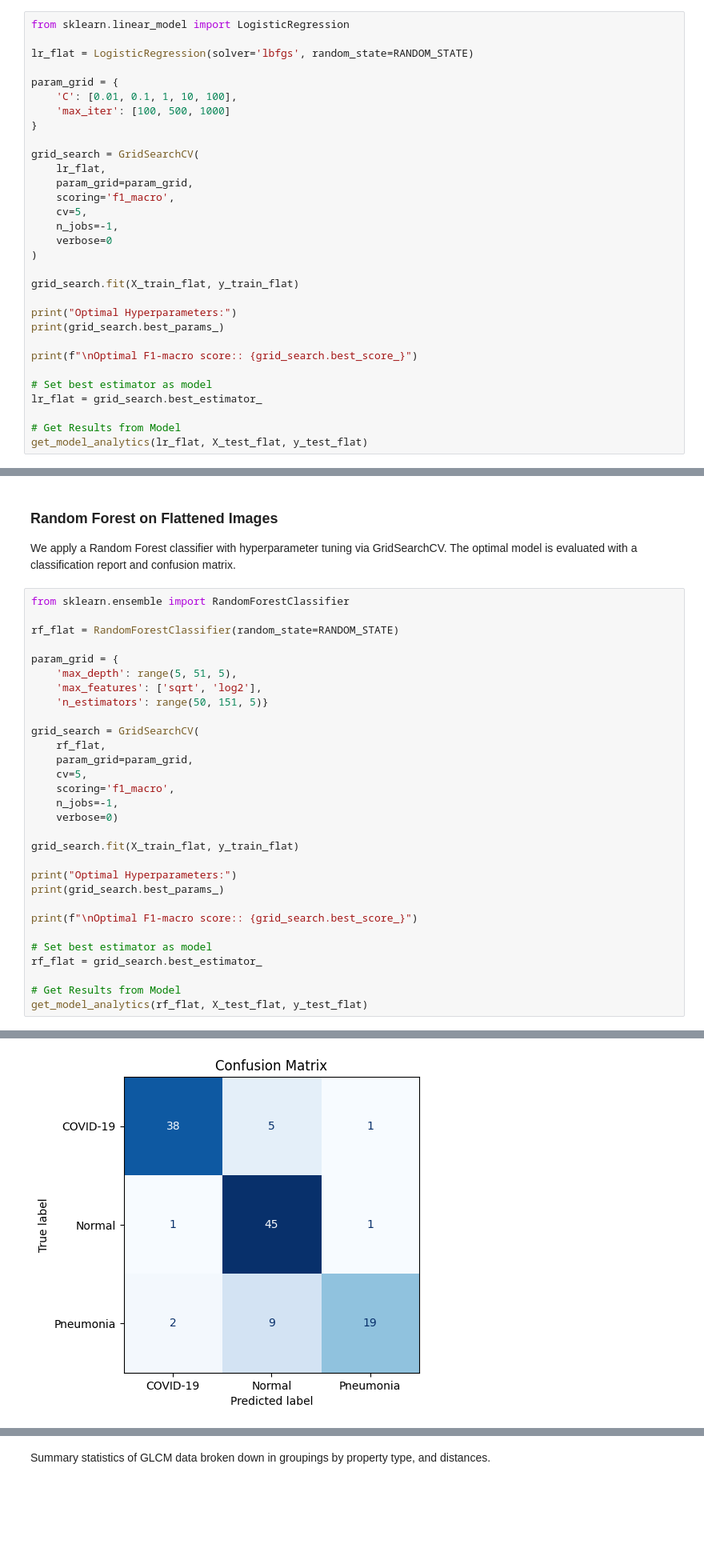
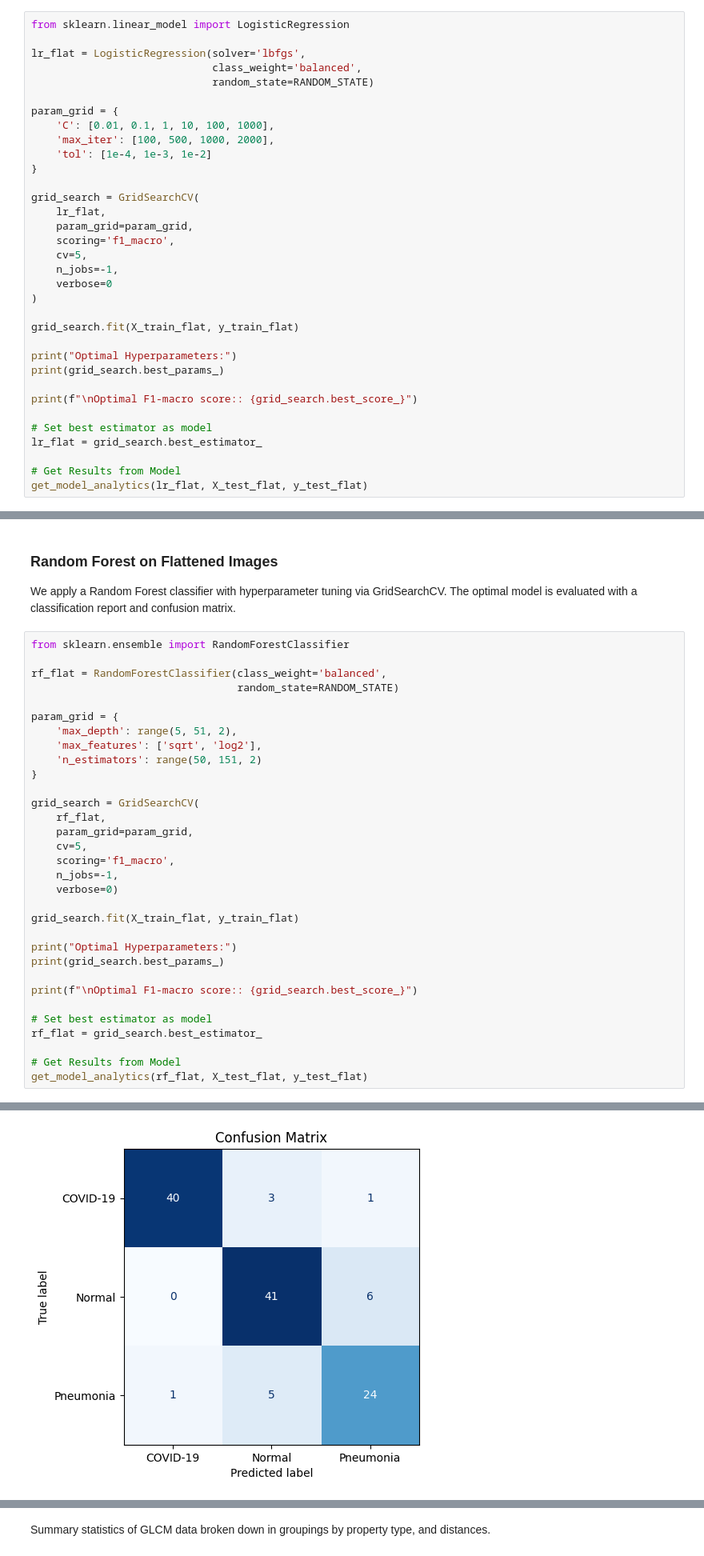
Before and after one commit to bdog18/ChestXRayClassifier, a Jupyter notebook: main.ipynb, the cells around one changed output, grey strips where cells are left out. Shown at 80% size. Cells and saved outputs as stored; diff of their text form; blank space fills up the shorter version.

```diff
--- a/main.ipynb
+++ b/main.ipynb
@@ -410,11 +542,14 @@ We apply Logistic with hyperparameter tuning via GridSearchCV. The optimal model
 # %%
 from sklearn.linear_model import LogisticRegression
 
-lr_flat = LogisticRegression(solver='lbfgs', random_state=RANDOM_STATE)
+lr_flat = LogisticRegression(solver='lbfgs',
+                             class_weight='balanced',
+                             random_state=RANDOM_STATE)
 
 param_grid = {
-    'C': [0.01, 0.1, 1, 10, 100],
-    'max_iter': [100, 500, 1000]
+    'C': [0.01, 0.1, 1, 10, 100, 1000],
+    'max_iter': [100, 500, 1000, 2000],
+    'tol': [1e-4, 1e-3, 1e-2]
 }
 
 grid_search = GridSearchCV(
@@ -463,12 +598,14 @@ We apply a Random Forest classifier with hyperparameter tuning via GridSearchCV.
 # %%
 from sklearn.ensemble import RandomForestClassifier
 
-rf_flat = RandomForestClassifier(random_state=RANDOM_STATE)
+rf_flat = RandomForestClassifier(class_weight='balanced',
+                                 random_state=RANDOM_STATE)
 
 param_grid = {
-    'max_depth': range(5, 51, 5),
+    'max_depth': range(5, 51, 2),
     'max_features': ['sqrt', 'log2'],
-    'n_estimators': range(50, 151, 5)}
+    'n_estimators': range(50, 151, 2)
+}
 
 grid_search = GridSearchCV(
     rf_flat,
@@ -511,4 +648,4 @@ weighted avg     0.8576    0.8430    0.8397       121
-[figure, old version]
+[figure, new version]
 # %% [markdown]
 ### SVC on Flattened Images
 An SVC classifier is trained with different kernels and hyperparameters to find the best fit for the flattened image data.
```
Also changed, not shown: parts of 30 cells of this notebook, 6 other files.
